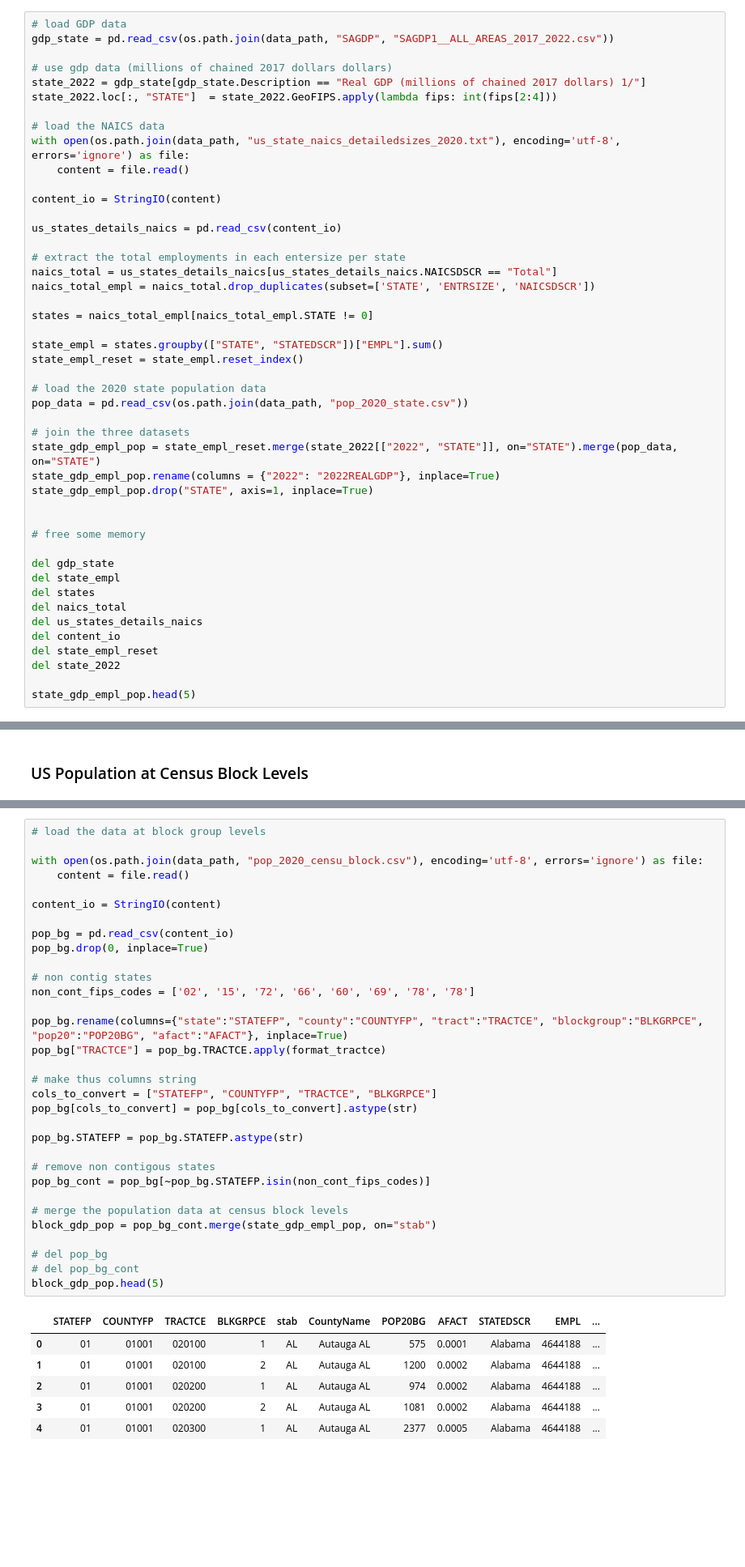
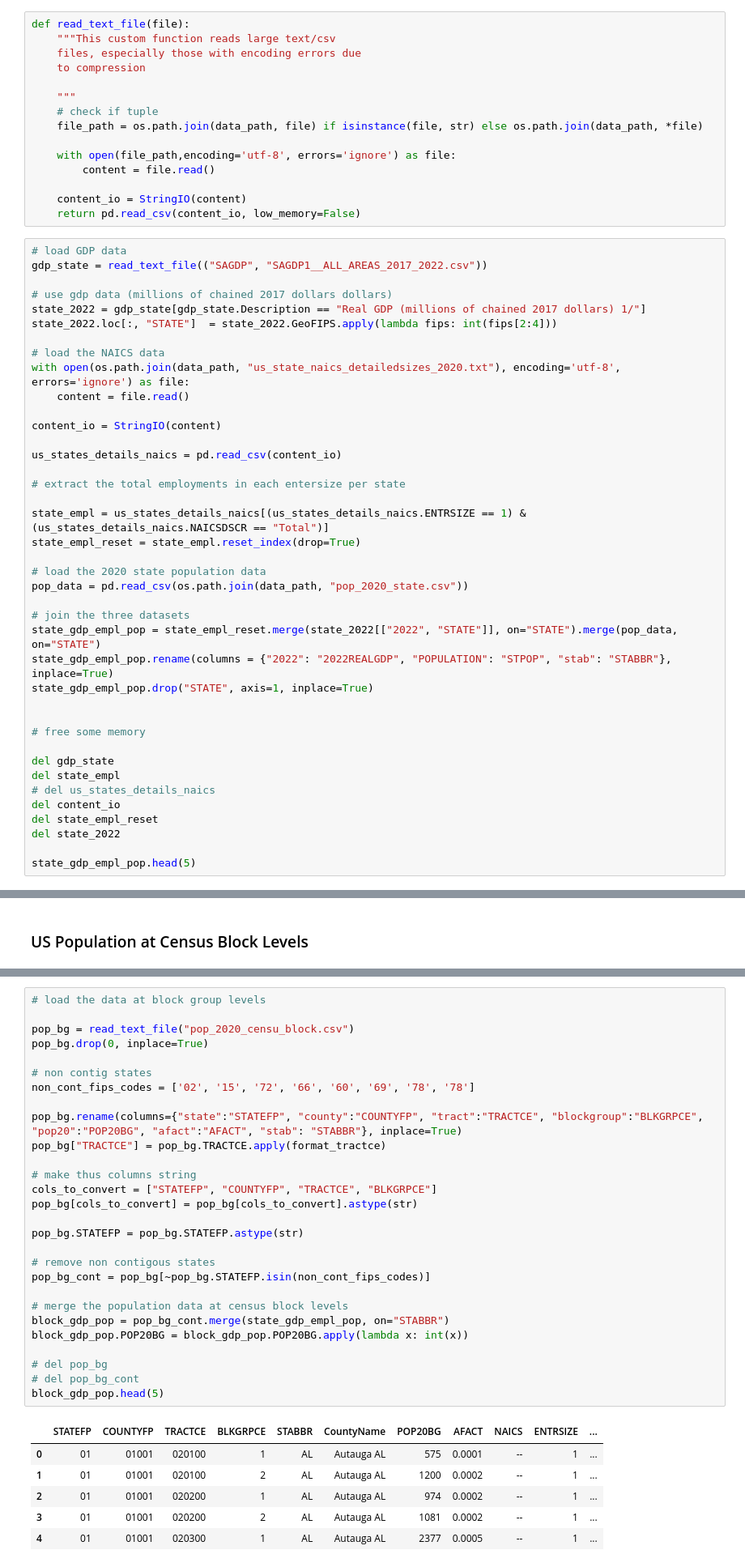
Before and after one commit to denniesbor/spwio, a Jupyter notebook: notebooks/data.ipynb, the cells around one changed output, grey strips where cells are left out. Shown at 81% size. Drawn from its saved outputs; the diff is of its cells as text; blank space fills up the shorter version.

```diff
--- a/notebooks/data.ipynb
+++ b/notebooks/data.ipynb
@@ -28,9 +29,24 @@ data_path = os.path.normpath(data_path)
 # event_100_year.head()
 # %% [markdown]
 ### Statistics of US Businesses (Employments and State GDPs)
+# %%
+def read_text_file(file):
+    """This custom function reads large text/csv
+    files, especially those with encoding errors due
+    to compression
+
+    """
+    # check if tuple
+    file_path = os.path.join(data_path, file) if isinstance(file, str) else os.path.join(data_path, *file)
+
+    with open(file_path,encoding='utf-8', errors='ignore') as file:
+        content = file.read()
+
+    content_io = StringIO(content)
+    return pd.read_csv(content_io, low_memory=False)
 # %%
 # load GDP data
-gdp_state = pd.read_csv(os.path.join(data_path, "SAGDP", "SAGDP1__ALL_AREAS_2017_2022.csv"))
+gdp_state = read_text_file(("SAGDP", "SAGDP1__ALL_AREAS_2017_2022.csv"))
 
 # use gdp data (millions of chained 2017 dollars dollars)
 state_2022 = gdp_state[gdp_state.Description == "Real GDP (millions of chained 2017 dollars) 1/"]
@@ -45,20 +61,16 @@ content_io = StringIO(content)
 us_states_details_naics = pd.read_csv(content_io)
 
 # extract the total employments in each entersize per state
-naics_total = us_states_details_naics[us_states_details_naics.NAICSDSCR == "Total"]
-naics_total_empl = naics_total.drop_duplicates(subset=['STATE', 'ENTRSIZE', 'NAICSDSCR'])
 
-states = naics_total_empl[naics_total_empl.STATE != 0]
-
-state_empl = states.groupby(["STATE", "STATEDSCR"])["EMPL"].sum()
-state_empl_reset = state_empl.reset_index()
+state_empl = us_states_details_naics[(us_states_details_naics.ENTRSIZE == 1) & (us_states_details_naics.NAICSDSCR == "Total")]
+state_empl_reset = state_empl.reset_index(drop=True)
 
 # load the 2020 state population data
 pop_data = pd.read_csv(os.path.join(data_path, "pop_2020_state.csv"))
 
 # join the three datasets
 state_gdp_empl_pop = state_empl_reset.merge(state_2022[["2022", "STATE"]], on="STATE").merge(pop_data, on="STATE")
-state_gdp_empl_pop.rename(columns = {"2022": "2022REALGDP"}, inplace=True)
+state_gdp_empl_pop.rename(columns = {"2022": "2022REALGDP", "POPULATION": "STPOP", "stab": "STABBR"}, inplace=True)
 state_gdp_empl_pop.drop("STATE", axis=1, inplace=True)
 
 
@@ -66,9 +78,7 @@ state_gdp_empl_pop.drop("STATE", axis=1, inplace=True)
 
 del gdp_state
 del state_empl
-del states
-del naics_total
-del us_states_details_naics
+# del us_states_details_naics
 del content_io
 del state_empl_reset
 del state_2022
@@ -120,39 +175,35 @@ def format_tractce(tract):
 # %%
 # load the data at block group levels
 
-with open(os.path.join(data_path, "pop_2020_censu_block.csv"), encoding='utf-8', errors='ignore') as file:
-    content = file.read()
-
-content_io = StringIO(content)
-
-pop_bg = pd.read_csv(content_io)
+pop_bg = read_text_file("pop_2020_censu_block.csv")
 pop_bg.drop(0, inplace=True)
 
 # non contig states
 non_cont_fips_codes = ['02', '15', '72', '66', '60', '69', '78', '78']
 
-pop_bg.rename(columns={"state":"STATEFP", "county":"COUNTYFP", "tract":"TRACTCE", "blockgroup":"BLKGRPCE", "pop20":"POP20BG", "afact":"AFACT"}, inplace=True)
+pop_bg.rename(columns={"state":"STATEFP", "county":"COUNTYFP", "tract":"TRACTCE", "blockgroup":"BLKGRPCE", "pop20":"POP20BG", "afact":"AFACT", "stab": "STABBR"}, inplace=True)
 pop_bg["TRACTCE"] = pop_bg.TRACTCE.apply(format_tractce)
 
 # make thus columns string
 cols_to_convert = ["STATEFP", "COUNTYFP", "TRACTCE", "BLKGRPCE"]
 pop_bg[cols_to_convert] = pop_bg[cols_to_convert].astype(str)
 
 pop_bg.STATEFP = pop_bg.STATEFP.astype(str)
 
 # remove non contigous states
 pop_bg_cont = pop_bg[~pop_bg.STATEFP.isin(non_cont_fips_codes)]
 
 # merge the population data at census block levels
-block_gdp_pop = pop_bg_cont.merge(state_gdp_empl_pop, on="stab")
+block_gdp_pop = pop_bg_cont.merge(state_gdp_empl_pop, on="STABBR")
+block_gdp_pop.POP20BG = block_gdp_pop.POP20BG.apply(lambda x: int(x))
 
 # del pop_bg
 # del pop_bg_cont
 block_gdp_pop.head(5)
 # %% [output]
-|  | STATEFP | COUNTYFP | TRACTCE | BLKGRPCE | stab | CountyName | POP20BG | AFACT | STATEDSCR | EMPL | ... |
-| 0 | 01 | 01001 | 020100 | 1 | AL | Autauga AL | 575 | 0.0001 | Alabama | 4644188 | ... |
-| 1 | 01 | 01001 | 020100 | 2 | AL | Autauga AL | 1200 | 0.0002 | Alabama | 4644188 | ... |
-| 2 | 01 | 01001 | 020200 | 1 | AL | Autauga AL | 974 | 0.0002 | Alabama | 4644188 | ... |
-| 3 | 01 | 01001 | 020200 | 2 | AL | Autauga AL | 1081 | 0.0002 | Alabama | 4644188 | ... |
-| 4 | 01 | 01001 | 020300 | 1 | AL | Autauga AL | 2377 | 0.0005 | Alabama | 4644188 | ... |
+|  | STATEFP | COUNTYFP | TRACTCE | BLKGRPCE | STABBR | CountyName | POP20BG | AFACT | NAICS | ENTRSIZE | ... |
+| 0 | 01 | 01001 | 020100 | 1 | AL | Autauga AL | 575 | 0.0001 | -- | 1 | ... |
+| 1 | 01 | 01001 | 020100 | 2 | AL | Autauga AL | 1200 | 0.0002 | -- | 1 | ... |
+| 2 | 01 | 01001 | 020200 | 1 | AL | Autauga AL | 974 | 0.0002 | -- | 1 | ... |
+| 3 | 01 | 01001 | 020200 | 2 | AL | Autauga AL | 1081 | 0.0002 | -- | 1 | ... |
+| 4 | 01 | 01001 | 020300 | 1 | AL | Autauga AL | 2377 | 0.0005 | -- | 1 | ... |
```
Also changed, not shown: parts of 39 cells of this notebook, 5 other files.
